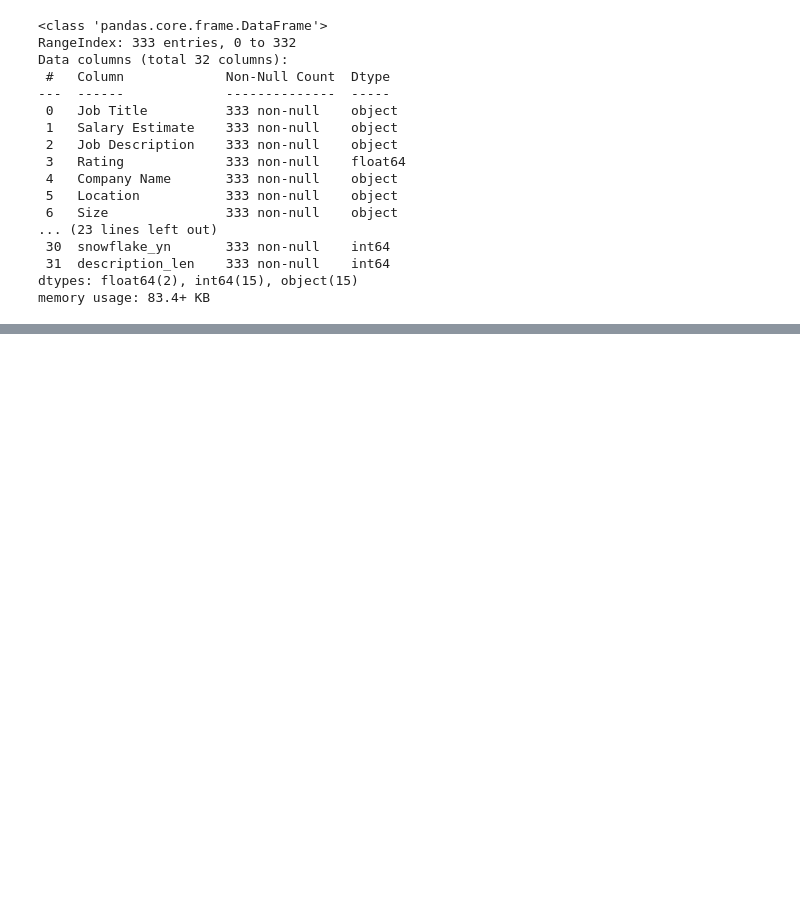
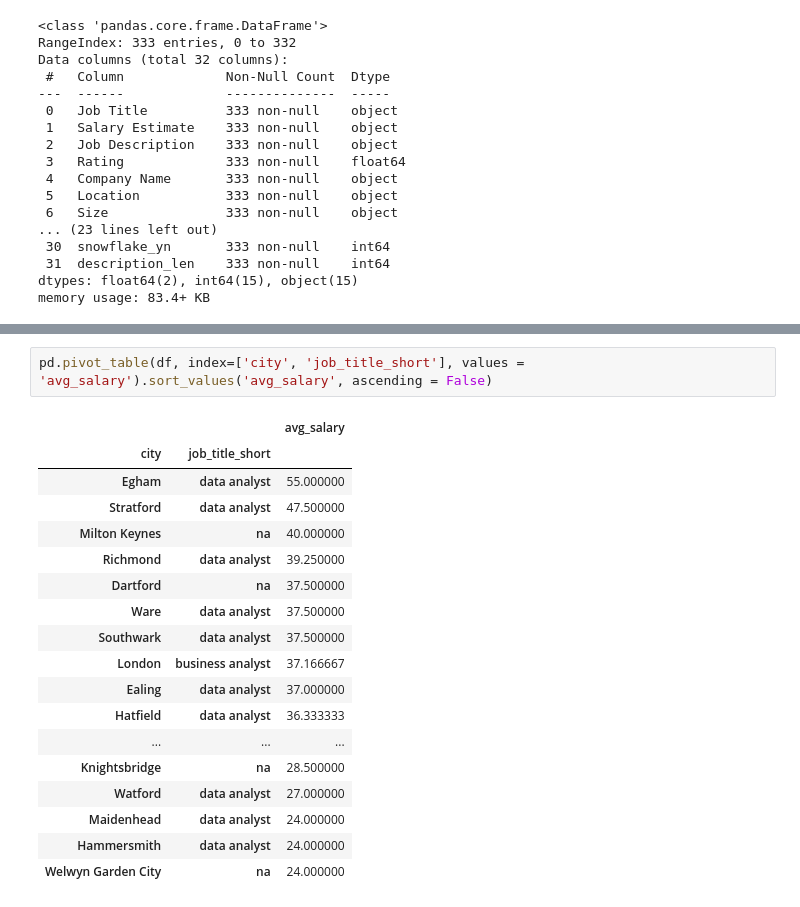
Before and after one commit to AndriiAdamchuk/ds_job_search_project, a Jupyter notebook: exploration_data_analysis.ipynb, the cells around one changed output, grey strips where cells are left out. Cells and saved outputs as stored; diff of their text form; blank space fills up the shorter version.

```diff
--- a/exploration_data_analysis.ipynb
+++ b/exploration_data_analysis.ipynb
@@ -192,0 +236,21 @@ TypeError: 'Index' object is not callable
+# %%
+pd.pivot_table(df, index=['city', 'job_title_short'], values = 'avg_salary').sort_values('avg_salary', ascending = False)
+# %% [output]
+|  |  | avg_salary |
+| city | job_title_short |  |
+| Egham | data analyst | 55.000000 |
+| Stratford | data analyst | 47.500000 |
+| Milton Keynes | na | 40.000000 |
+| Richmond | data analyst | 39.250000 |
+| Dartford | na | 37.500000 |
+| Ware | data analyst | 37.500000 |
+| Southwark | data analyst | 37.500000 |
+| London | business analyst | 37.166667 |
+| Ealing | data analyst | 37.000000 |
+| Hatfield | data analyst | 36.333333 |
+| ... | ... | ... |
+| Knightsbridge | na | 28.500000 |
+| Watford | data analyst | 27.000000 |
+| Maidenhead | data analyst | 24.000000 |
+| Hammersmith | data analyst | 24.000000 |
+| Welwyn Garden City | na | 24.000000 |
```
Also changed, not shown: parts of 7 cells of this notebook.
